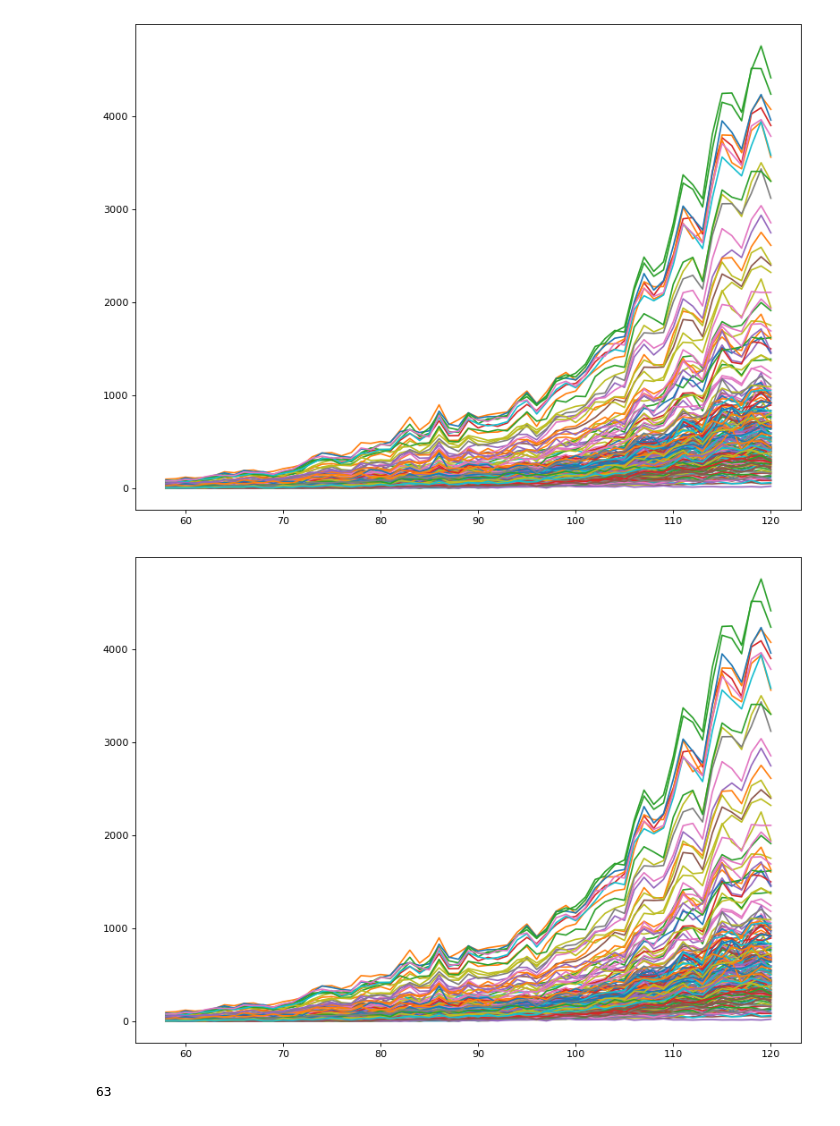
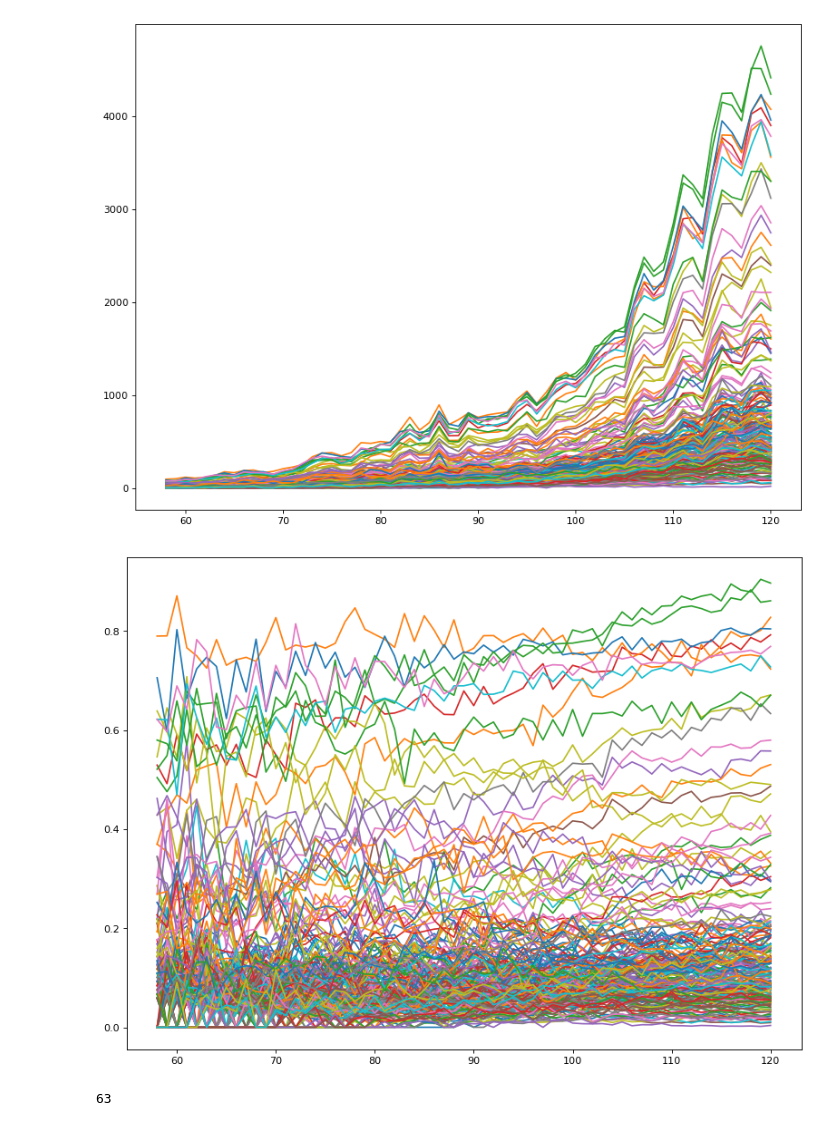
Before and after one commit to mijovicmia/4YP, a Jupyter notebook: ht_shorter.ipynb, the cells around one changed output. Saved outputs shown, nothing was run; the diff lists cells and outputs as text; code cells hidden in the pictures.

```diff
--- a/ht_shorter.ipynb
+++ b/ht_shorter.ipynb
@@ -174,13 +174,13 @@ plt.scatter(list(abstracts_per_quarter.keys()), list(abstracts_per_quarter.value
 [figure]
 # %%
 # Normalization
-def normalize(hits_per_year, abstracts_per_year):
+def normalize(hits_quarter, abstracts_per_quarter):
     hits_normalized = {}
-    for year in hits_per_year.keys():
-        total = abstracts_per_year[year]
+    for year in hits_quarter.keys():
+        total = abstracts_per_quarter[year]
         hits_normalized[int(year)] = {}
-        for key in hits_per_year[year].keys():
-            hits_normalized[int(year)][key] = hits_per_year[year][key]/total
+        for key in hits_quarter[year].keys():
+            hits_normalized[int(year)][key] = hits_quarter[year][key]/total
     return hits_normalized
 # %%
 hits_normalized = normalize(hits_quarter, abstracts_per_quarter)
@@ -212,11 +212,11 @@ for i in range(k):
 # %%
 x_p, y_p = plottingParams(hits_normalized)
 k = 200 #number of topics
 plt.figure(figsize=(12, 9), dpi=80)
 for i in range(k):
-    plt.plot(x_plotting, y_plotting[i], label=i)
+    plt.plot(x_p, y_p[i], label=i)
 # %% [output]
-[figure, old version]
+[figure, new version]
 # %%
 #Making time sequence for subjects
 def makeTimeSeq(year_per_subject):
```
Also changed, not shown: parts of 14 cells of this notebook.
